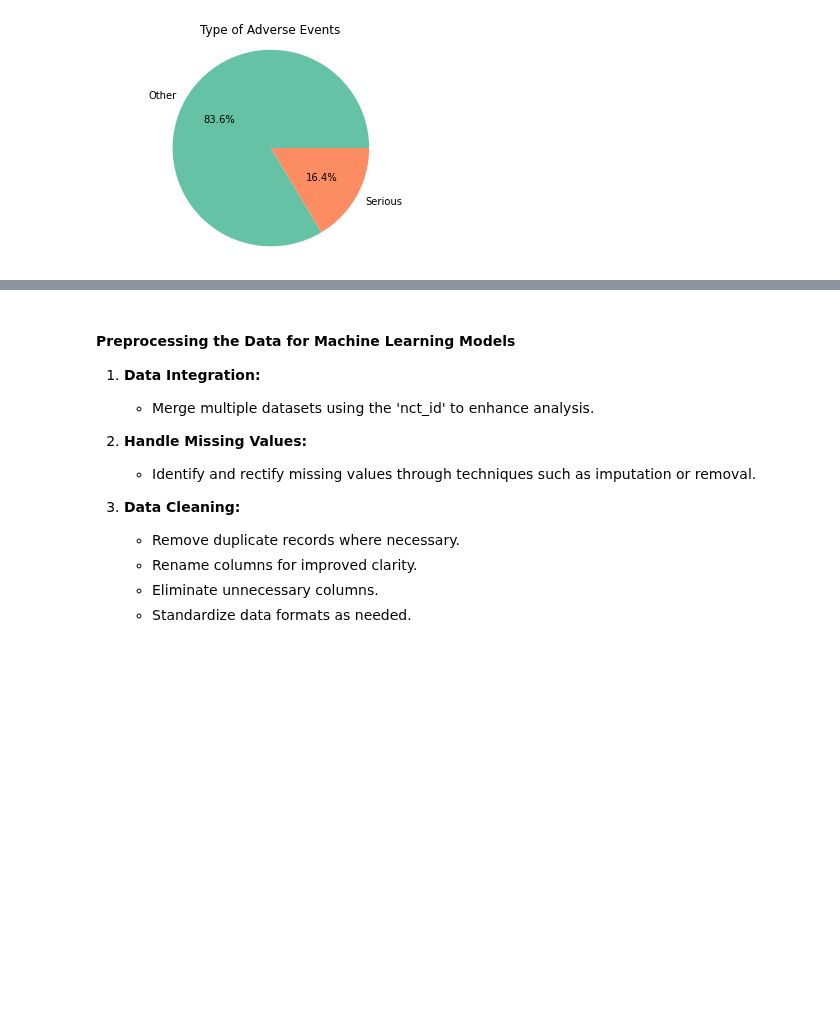
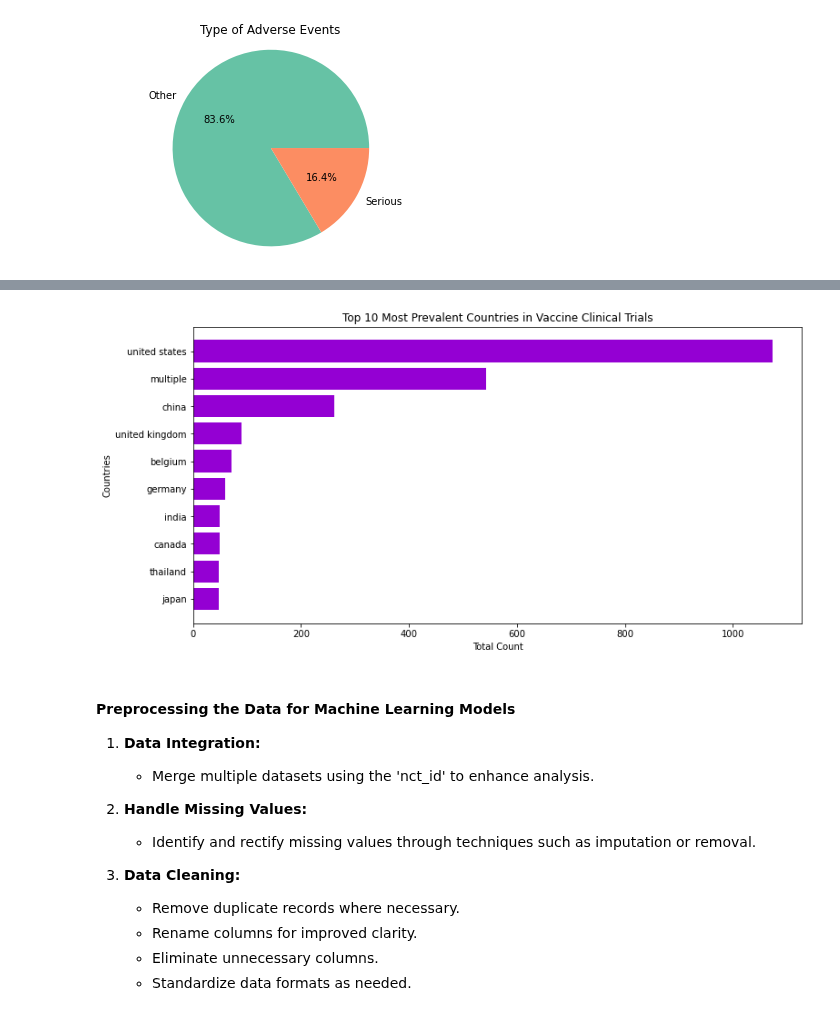
Before and after one commit to brunalos/clinical-trials-ml, a Jupyter notebook: vaccines.ipynb, the cells around one changed output, grey strips where cells are left out. Saved outputs shown, nothing was run; the diff lists cells and outputs as text; code cells hidden in the pictures; blank space fills up the shorter version.

Commit message:
feat: added new plots

```diff
--- a/vaccines.ipynb
+++ b/vaccines.ipynb
@@ -1137,0 +1140,6 @@ plt.show()
+# %%
+# Utilize the 'total_count' function to extract the 'nct_id' and 'country' columns from the dataframe
+# and compute the total count of unique countries present in the 'country' column.
+
+countries_count = total_count(vax_trials, 'nct_id', 'country')
+countries_count.head()
@@ -1138,3 +1153,15 @@ plt.show()
+# %%
+# Plot
+dataframe = countries_count
+x_column = 'country'
+y_column = 'total_count'
+title = 'Top 10 Most Prevalent Countries in Vaccine Clinical Trials'
+xlabel = 'Total Count'
+ylabel = 'Countries'
+
+plot_top_10_count(dataframe, x_column, y_column, title, xlabel, ylabel)
+# %% [output]
+[figure, added]
 # %% [markdown]
 #### Preprocessing the Data for Machine Learning Models
 
```
Also changed, not shown: parts of 6 cells of this notebook.
